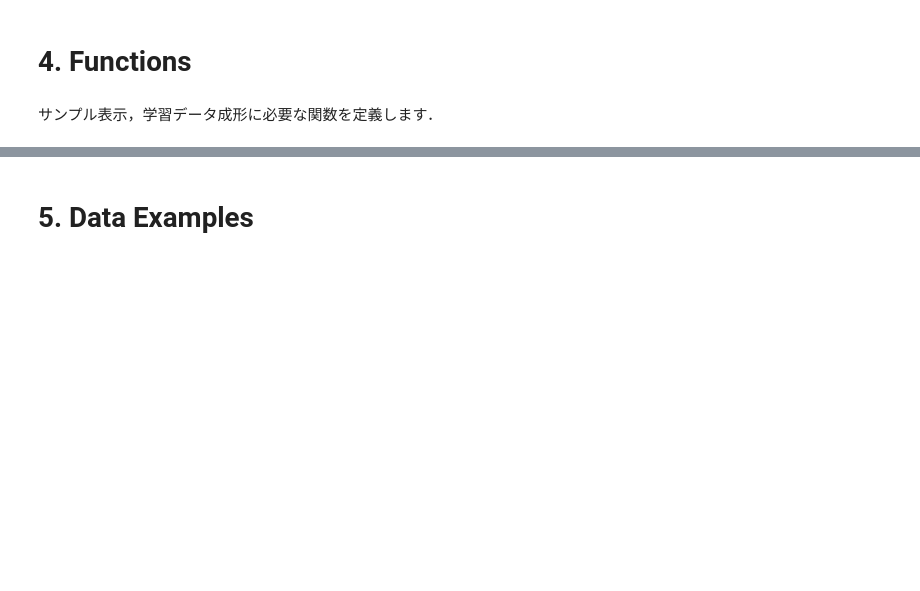
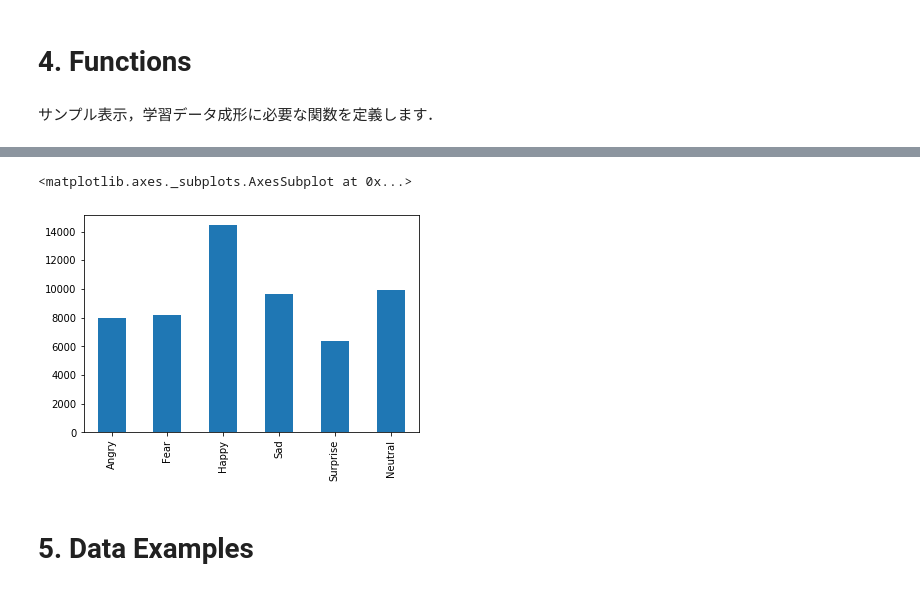
Before and after one commit to maximum-maximum/FaceEmotionApp, a Jupyter notebook: face_emotion.ipynb, the cells around one changed output, grey strips where cells are left out. Cells and saved outputs as stored; diff of their text form; code cells hidden in the pictures; blank space fills up the shorter version.

```diff
--- a/face_emotion.ipynb
+++ b/face_emotion.ipynb
@@ -74,3 +71,5 @@ df['emotion'].value_counts(sort=False).rename(index=dict(zip(list(range(7)), emo
 # %% [output]
 <matplotlib.axes._subplots.AxesSubplot at 0x...>
 [figure]
+# %%
+df = df[df['emotion']!=1]
@@ -123,5 +164,5 @@ def convert_to_image(pixels, mode='save', t='gray'):
 # %%
-df['pixels'] = df['pixels'].apply(lambda x : convert_to_image(x, mode='show', t='gray'))
+df.loc[:, 'pixels'] = df.copy()['pixels'].apply(lambda x : convert_to_image(x, mode='show', t='gray'))
 df
 # %% [output]
 |  | emotion | pixels |
@@ -139,0 +181,3 @@ df
+# %%
+df_dataAug = df.copy()
+df_dataAug['pixels'] = df_dataAug['pixels'].apply(lambda x: x[:, ::-1])
@@ -139,0 +200,2 @@ df
+# %%
+df = pd.concat([df, df_dataAug])
@@ -140 +228,6 @@ df
+# %%
+df['emotion'].value_counts(sort=False).rename(index=dict(zip(list(range(7)), emotions))).plot(kind='bar')
+# %% [output]
+<matplotlib.axes._subplots.AxesSubplot at 0x...>
+[figure, added]
 # %%
```
Also changed, not shown: parts of 18 cells of this notebook.
